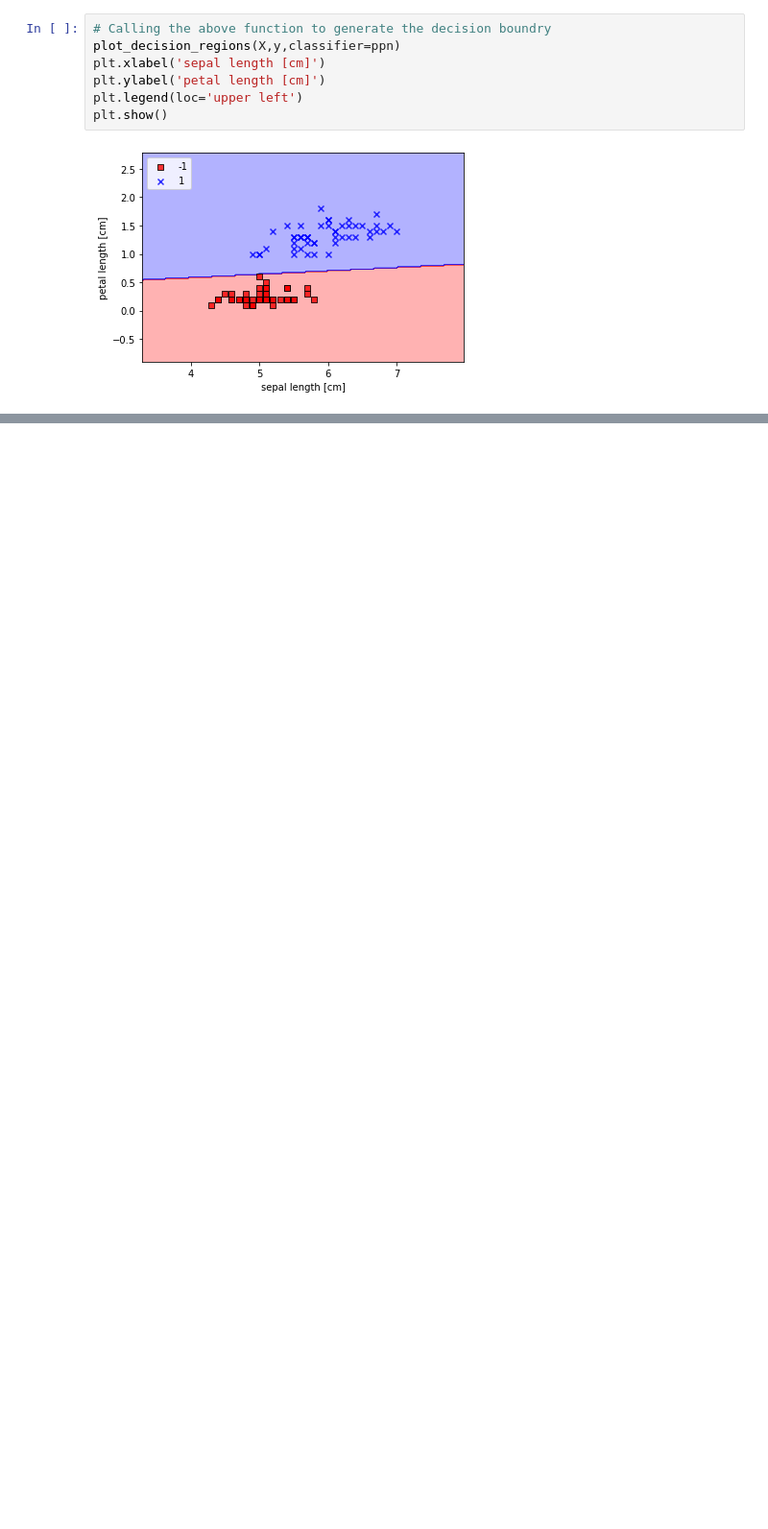
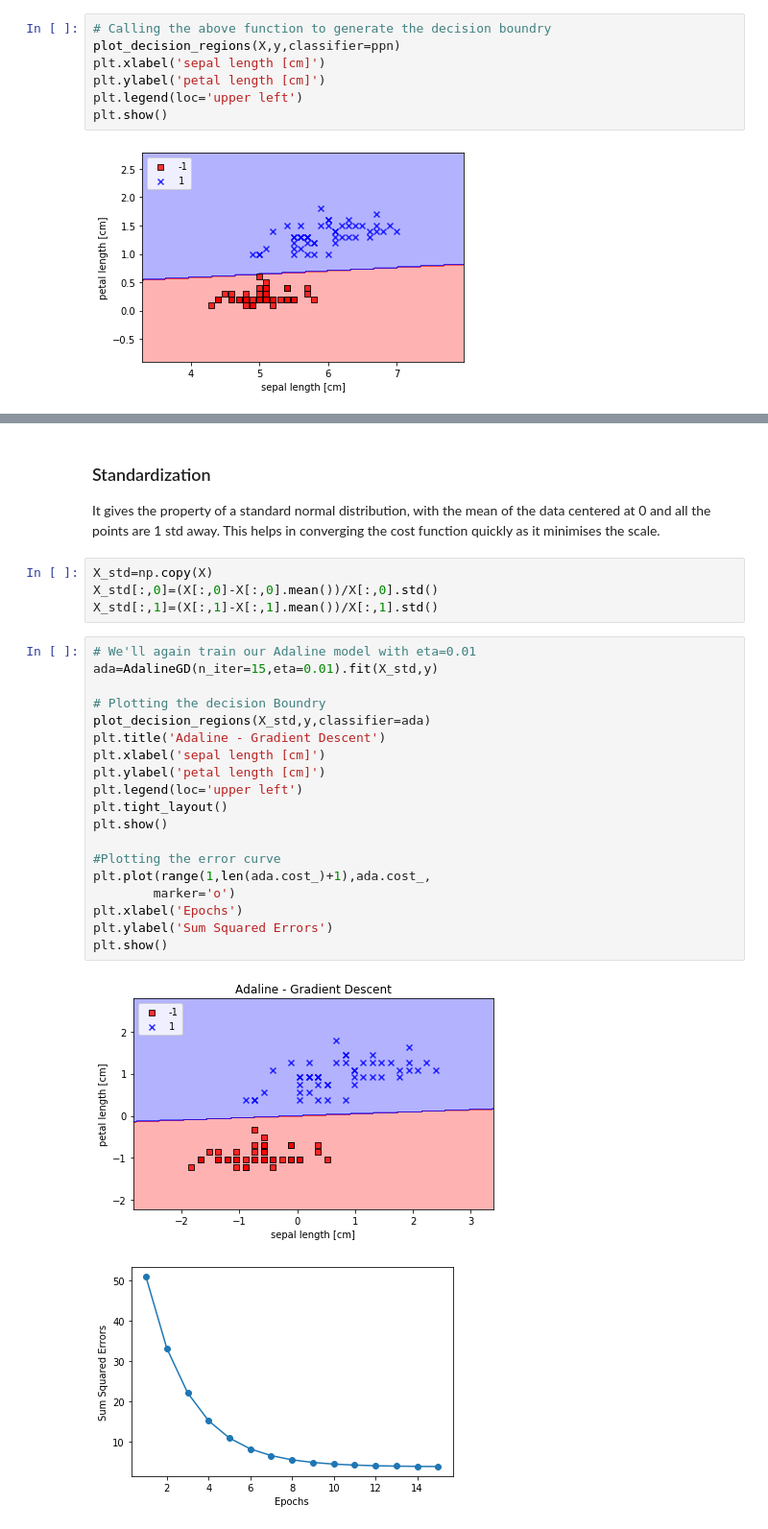
Before and after one commit to shriawesome/MachineLearning, a Jupyter notebook: Understanding Algorithms/Perceptron_AdaptiveLinearNeurons/PerceptroninAction_irisdataset.ipynb, the cells around one changed output, grey strips where cells are left out. Shown at 96% size. Saved outputs shown, nothing was run; the diff lists cells and outputs as text; blank space fills up the shorter version.

```diff
--- a/Understanding Algorithms/Perceptron_AdaptiveLinearNeurons/PerceptroninAction_irisdataset.ipynb
+++ b/Understanding Algorithms/Perceptron_AdaptiveLinearNeurons/PerceptroninAction_irisdataset.ipynb
@@ -203,0 +188,29 @@ plt.show()
+# %% [markdown]
+### Standardization
+It gives the property of a standard normal distribution, with the mean of the data centered at 0 and all the points are 1 std away. This helps in converging the cost function quickly as it minimises the scale.
+# %%
+X_std=np.copy(X)
+X_std[:,0]=(X[:,0]-X[:,0].mean())/X[:,0].std()
+X_std[:,1]=(X[:,1]-X[:,1].mean())/X[:,1].std()
+# %%
+# We'll again train our Adaline model with eta=0.01
+ada=AdalineGD(n_iter=15,eta=0.01).fit(X_std,y)
+
+# Plotting the decision Boundry
+plot_decision_regions(X_std,y,classifier=ada)
+plt.title('Adaline - Gradient Descent')
+plt.xlabel('sepal length [cm]')
+plt.ylabel('petal length [cm]')
+plt.legend(loc='upper left')
+plt.tight_layout()
+plt.show()
+
+#Plotting the error curve
+plt.plot(range(1,len(ada.cost_)+1),ada.cost_,
+        marker='o')
+plt.xlabel('Epochs')
+plt.ylabel('Sum Squared Errors')
+plt.show()
+# %% [output]
+[figure, added]
+[figure, added]
```
Also changed, not shown: parts of 16 cells of this notebook, 1 other file.
